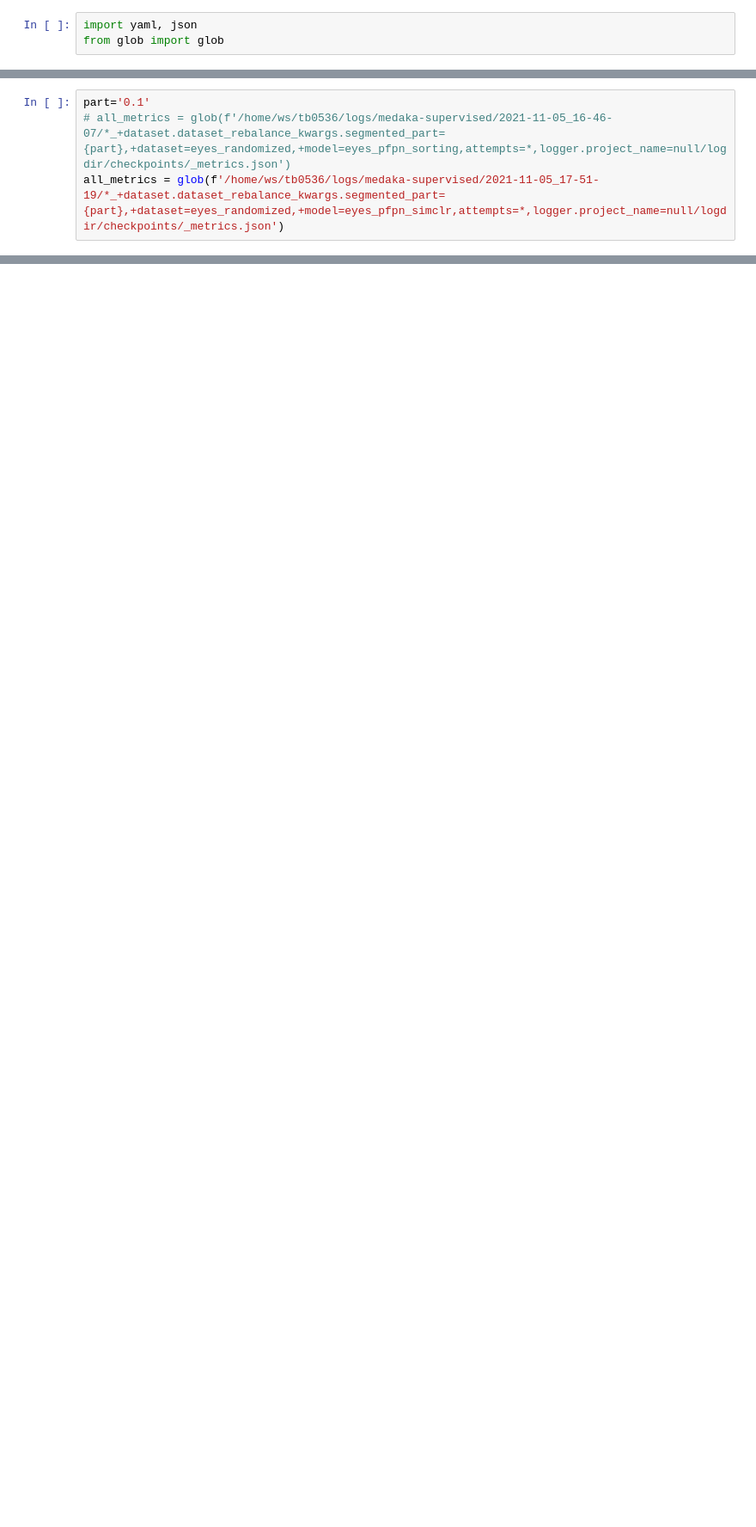
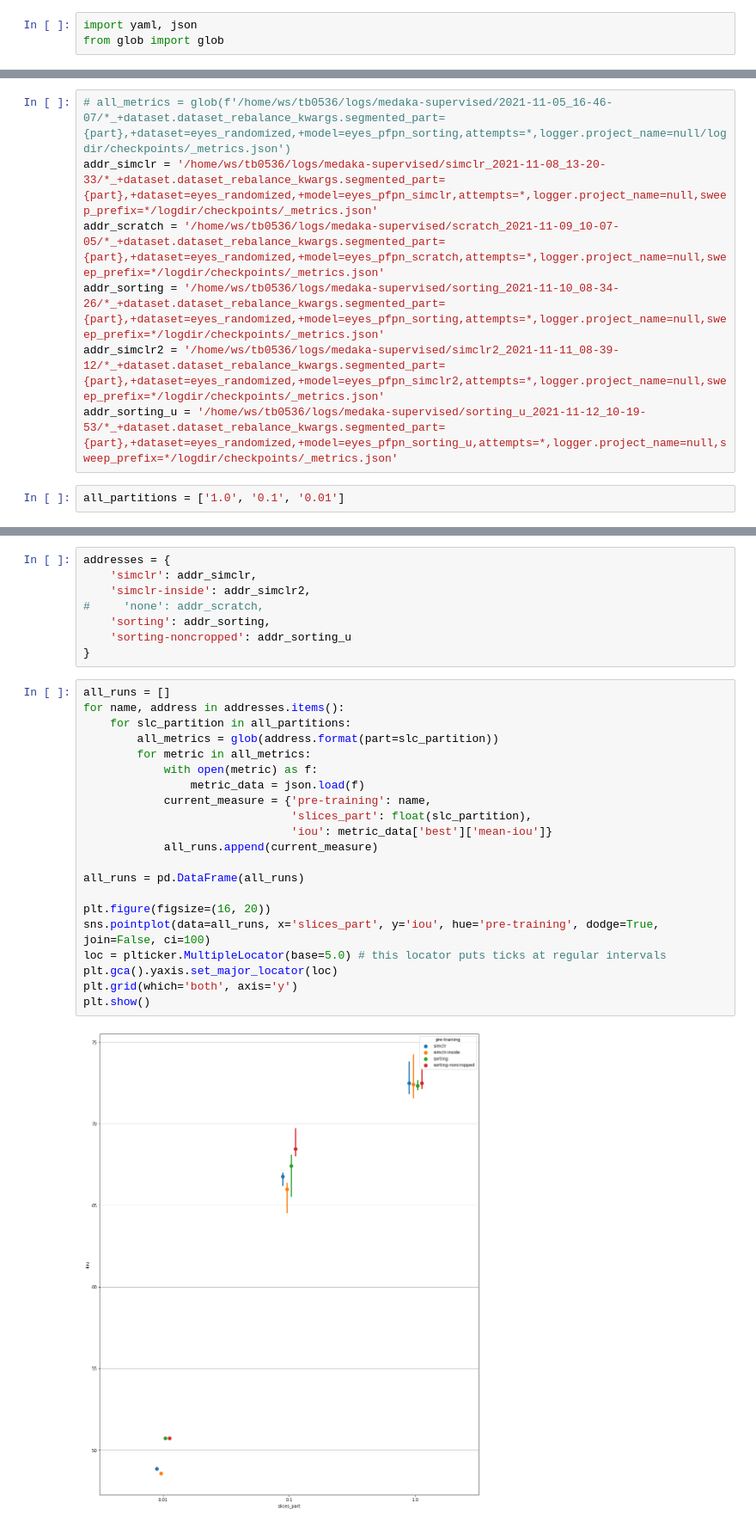
Before and after one commit to DL4XRayTomoImaging-KIT/training-repo, a Jupyter notebook: compare trainings.ipynb, the cells around one changed output, grey strips where cells are left out. Shown: that part at 86% size. Drawn from its saved outputs; the diff is of its cells as text; blank space fills up the shorter version.

```diff
--- a/compare trainings.ipynb
+++ b/compare trainings.ipynb
@@ -8,4 +3,0 @@ with open('training_configs/dataset/')
-# %%
-part='0.1'
-# all_metrics = glob(f'/home/ws/tb0536/logs/medaka-supervised/2021-11-05_16-46-07/*_+dataset.dataset_rebalance_kwargs.segmented_part={part},+dataset=eyes_randomized,+model=eyes_pfpn_sorting,attempts=*,logger.project_name=null/logdir/checkpoints/_metrics.json')
-all_metrics = glob(f'/home/ws/tb0536/logs/medaka-supervised/2021-11-05_17-51-19/*_+dataset.dataset_rebalance_kwargs.segmented_part={part},+dataset=eyes_randomized,+model=eyes_pfpn_simclr,attempts=*,logger.project_name=null/logdir/checkpoints/_metrics.json')
@@ -22,0 +4,9 @@ for metric in all_metrics:
+# %%
+# all_metrics = glob(f'/home/ws/tb0536/logs/medaka-supervised/2021-11-05_16-46-07/*_+dataset.dataset_rebalance_kwargs.segmented_part={part},+dataset=eyes_randomized,+model=eyes_pfpn_sorting,attempts=*,logger.project_name=null/logdir/checkpoints/_metrics.json')
+addr_simclr = '/home/ws/tb0536/logs/medaka-supervised/simclr_2021-11-08_13-20-33/*_+dataset.dataset_rebalance_kwargs.segmented_part={part},+dataset=eyes_randomized,+model=eyes_pfpn_simclr,attempts=*,logger.project_name=null,sweep_prefix=*/logdir/checkpoints/_metrics.json'
+addr_scratch = '/home/ws/tb0536/logs/medaka-supervised/scratch_2021-11-09_10-07-05/*_+dataset.dataset_rebalance_kwargs.segmented_part={part},+dataset=eyes_randomized,+model=eyes_pfpn_scratch,attempts=*,logger.project_name=null,sweep_prefix=*/logdir/checkpoints/_metrics.json'
+addr_sorting = '/home/ws/tb0536/logs/medaka-supervised/sorting_2021-11-10_08-34-26/*_+dataset.dataset_rebalance_kwargs.segmented_part={part},+dataset=eyes_randomized,+model=eyes_pfpn_sorting,attempts=*,logger.project_name=null,sweep_prefix=*/logdir/checkpoints/_metrics.json'
+addr_simclr2 = '/home/ws/tb0536/logs/medaka-supervised/simclr2_2021-11-11_08-39-12/*_+dataset.dataset_rebalance_kwargs.segmented_part={part},+dataset=eyes_randomized,+model=eyes_pfpn_simclr2,attempts=*,logger.project_name=null,sweep_prefix=*/logdir/checkpoints/_metrics.json'
+addr_sorting_u = '/home/ws/tb0536/logs/medaka-supervised/sorting_u_2021-11-12_10-19-53/*_+dataset.dataset_rebalance_kwargs.segmented_part={part},+dataset=eyes_randomized,+model=eyes_pfpn_sorting_u,attempts=*,logger.project_name=null,sweep_prefix=*/logdir/checkpoints/_metrics.json'
+# %%
+all_partitions = ['1.0', '0.1', '0.01']
@@ -22,0 +21,31 @@ for metric in all_metrics:
+# %%
+addresses = {
+    'simclr': addr_simclr,
+    'simclr-inside': addr_simclr2,
+#     'none': addr_scratch,
+    'sorting': addr_sorting,
+    'sorting-noncropped': addr_sorting_u
+}
+# %%
+all_runs = []
+for name, address in addresses.items():
+    for slc_partition in all_partitions:
+        all_metrics = glob(address.format(part=slc_partition))
+        for metric in all_metrics:
+            with open(metric) as f:
+                metric_data = json.load(f)
+            current_measure = {'pre-training': name,
+                               'slices_part': float(slc_partition),
+                               'iou': metric_data['best']['mean-iou']}
+            all_runs.append(current_measure)
+
+all_runs = pd.DataFrame(all_runs)
+
+plt.figure(figsize=(16, 20))
+sns.pointplot(data=all_runs, x='slices_part', y='iou', hue='pre-training', dodge=True, join=False, ci=100)
+loc = plticker.MultipleLocator(base=5.0) # this locator puts ticks at regular intervals
+plt.gca().yaxis.set_major_locator(loc)
+plt.grid(which='both', axis='y')
+plt.show()
+# %% [output]
+[figure, added]
```
Also changed, not shown: parts of 7 cells of this notebook, 3 other files.
